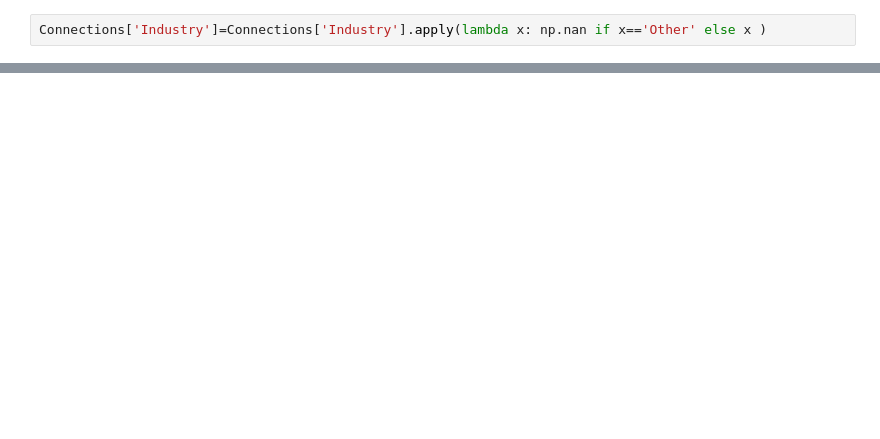
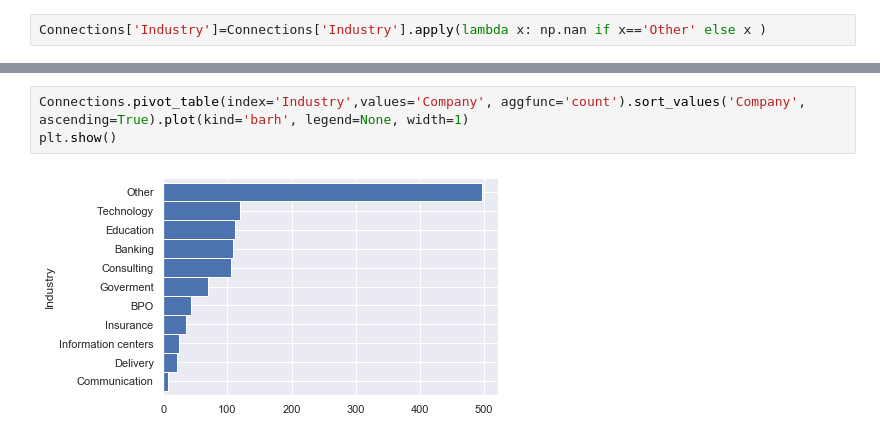
Before and after one commit to anmarphy/My_LinkedIn_2020_Dec, a Jupyter notebook: Basic_Information.ipynb, the cells around one changed output, grey strips where cells are left out. Drawn from its saved outputs; the diff is of its cells as text; blank space fills up the shorter version.

Commit message:
Industry distribution

```diff
--- a/Basic_Information.ipynb
+++ b/Basic_Information.ipynb
@@ -344,0 +340,5 @@ Connections.pivot_table(index='Industry', values='Company', aggfunc='count').sor
+# %%
+Connections.pivot_table(index='Industry',values='Company', aggfunc='count').sort_values('Company', ascending=True).plot(kind='barh', legend=None, width=1)
+plt.show()
+# %% [output]
+[figure, added]
```
Also changed, not shown: parts of 7 cells of this notebook.
